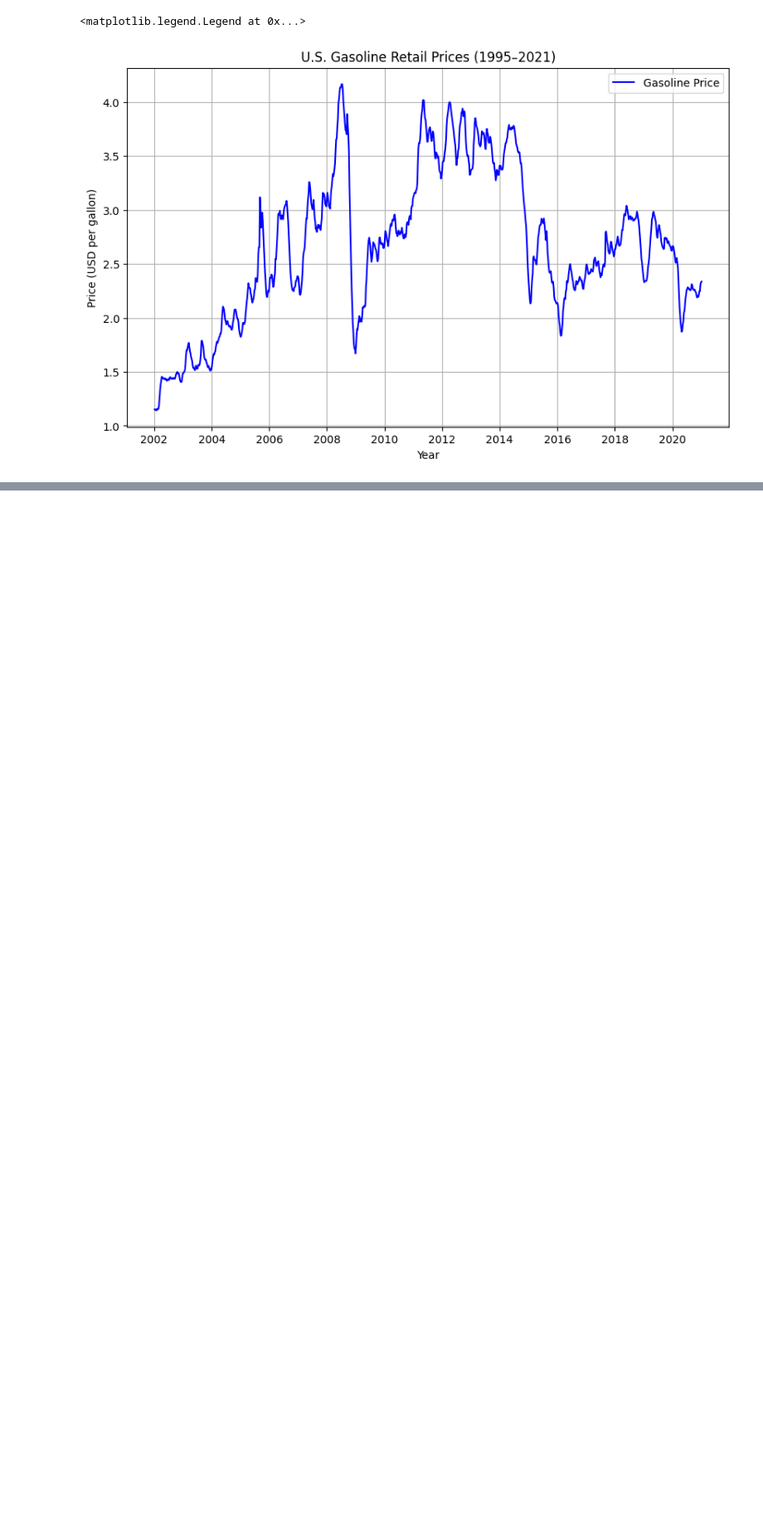
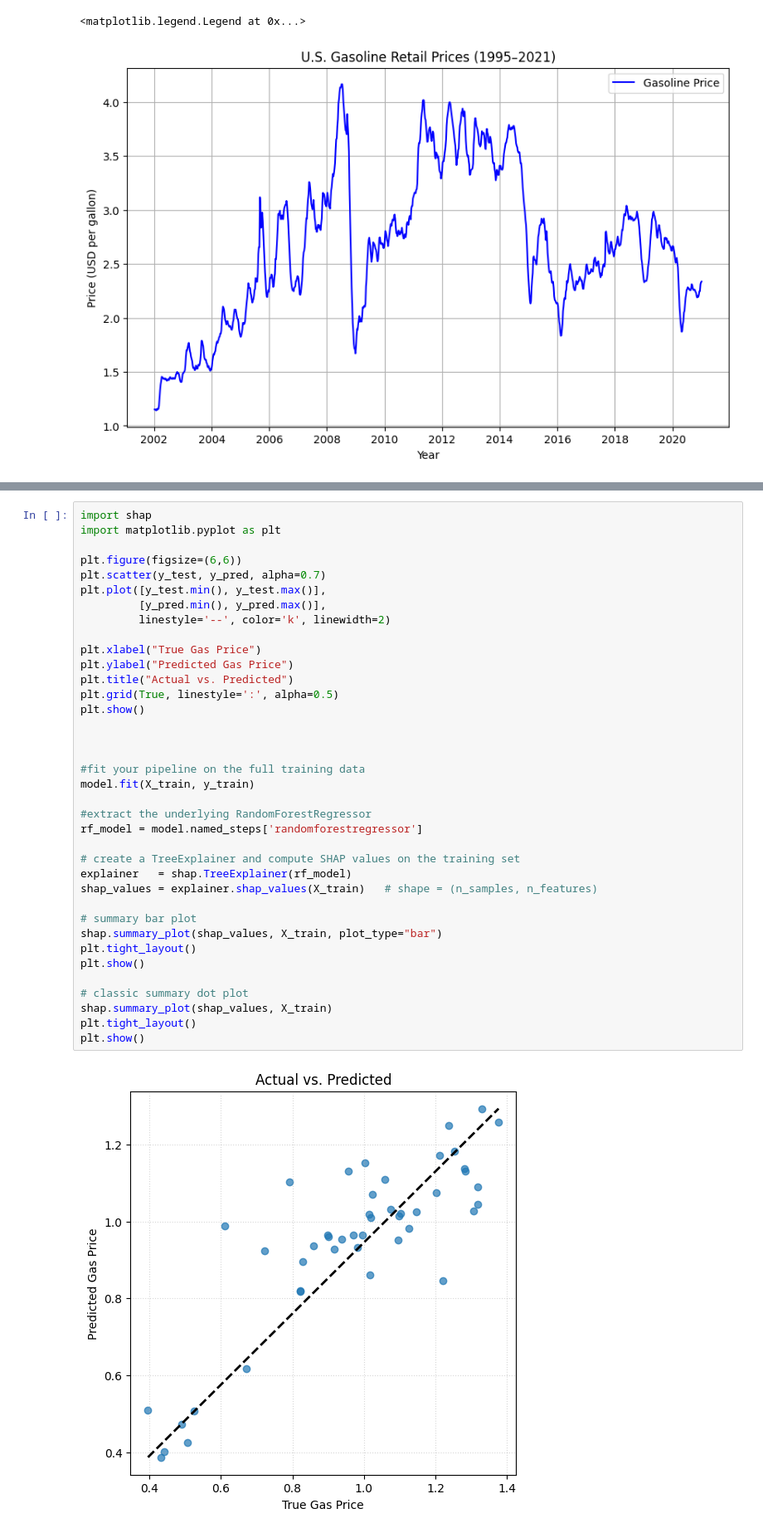
Before and after one commit to rohan-w123/CMSC320Project, a Jupyter notebook: CMSC320_Final_Project.ipynb, the cells around one changed output, grey strips where cells are left out. Shown at 83% size. Cells and saved outputs as stored; diff of their text form; blank space fills up the shorter version.

```diff
--- a/CMSC320_Final_Project.ipynb
+++ b/CMSC320_Final_Project.ipynb
@@ -958,0 +1020,39 @@ for element in hist_df.columns:
+# %%
+import shap
+import matplotlib.pyplot as plt
+
+plt.figure(figsize=(6,6))
+plt.scatter(y_test, y_pred, alpha=0.7)
+plt.plot([y_test.min(), y_test.max()],
+         [y_pred.min(), y_pred.max()],
+         linestyle='--', color='k', linewidth=2)
+
+plt.xlabel("True Gas Price")
+plt.ylabel("Predicted Gas Price")
+plt.title("Actual vs. Predicted")
+plt.grid(True, linestyle=':', alpha=0.5)
+plt.show()
+
+
+
+#fit your pipeline on the full training data
+model.fit(X_train, y_train)
+
+#extract the underlying RandomForestRegressor
+rf_model = model.named_steps['randomforestregressor']
+
+# create a TreeExplainer and compute SHAP values on the training set
+explainer   = shap.TreeExplainer(rf_model)
+shap_values = explainer.shap_values(X_train)   # shape = (n_samples, n_features)
+
+# summary bar plot
+shap.summary_plot(shap_values, X_train, plot_type="bar")
+plt.tight_layout()
+plt.show()
+
+# classic summary dot plot
+shap.summary_plot(shap_values, X_train)
+plt.tight_layout()
+plt.show()
+# %% [output]
+[figure, added]
```
Also changed, not shown: parts of 35 cells of this notebook.
